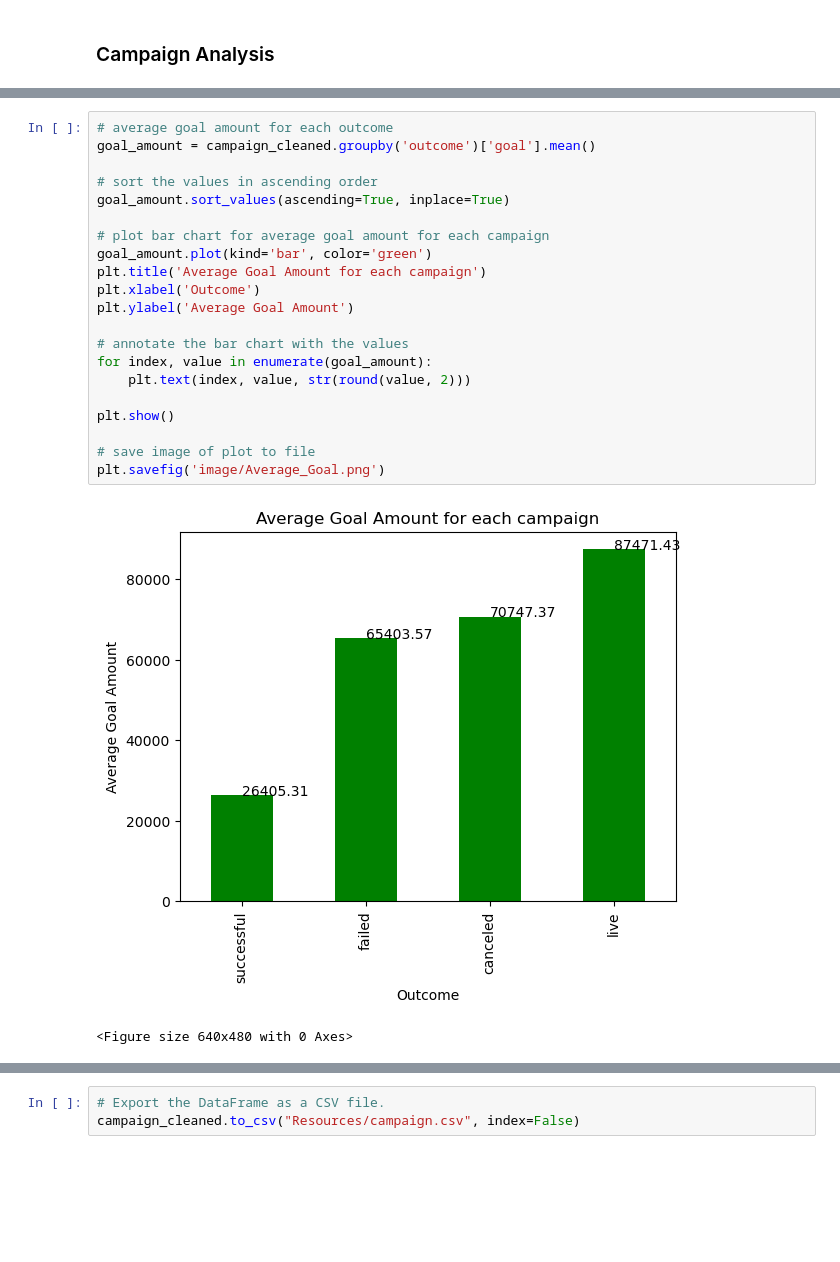
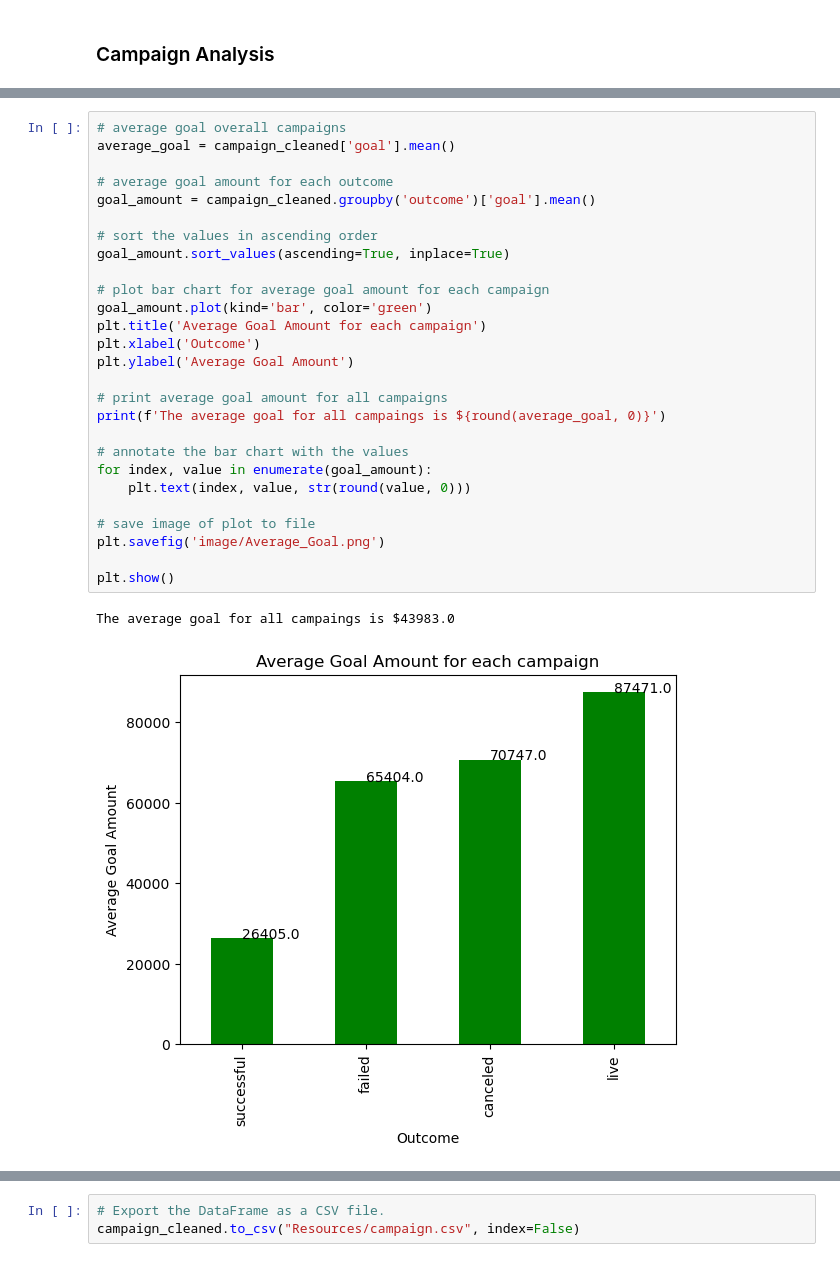
Before and after one commit to ai-bevo/Crowdfunding_ETL, a Jupyter notebook: ETL_Mini_Project_AIvey_KPollok_CSudhakar.ipynb, the cells around one changed output, grey strips where cells are left out. Drawn from its saved outputs; the diff is of its cells as text; blank space fills up the shorter version.

Commit message:
analysis and fixed images

```diff
--- a/ETL_Mini_Project_AIvey_KPollok_CSudhakar.ipynb
+++ b/ETL_Mini_Project_AIvey_KPollok_CSudhakar.ipynb
@@ -343,27 +343,33 @@ plt.savefig('image/Outcome_of_Campaigns_pie.png')
 # %%
+# average goal overall campaigns
+average_goal = campaign_cleaned['goal'].mean()
+
 # average goal amount for each outcome
 goal_amount = campaign_cleaned.groupby('outcome')['goal'].mean()
 
 # sort the values in ascending order
 goal_amount.sort_values(ascending=True, inplace=True)
 
 # plot bar chart for average goal amount for each campaign
 goal_amount.plot(kind='bar', color='green')
 plt.title('Average Goal Amount for each campaign')
 plt.xlabel('Outcome')
 plt.ylabel('Average Goal Amount')
 
+# print average goal amount for all campaigns
+print(f'The average goal for all campaings is ${round(average_goal, 0)}')
+
 # annotate the bar chart with the values
 for index, value in enumerate(goal_amount):
-    plt.text(index, value, str(round(value, 2)))
-
-plt.show()
+    plt.text(index, value, str(round(value, 0)))
 
 # save image of plot to file
 plt.savefig('image/Average_Goal.png')
+
+plt.show()
 # %% [output]
+The average goal for all campaings is $43983.0
-[figure, old version]
+[figure, new version]
-<Figure size 640x480 with 0 Axes>
 # %%
 # count of each category
 category_count = campaign_merged_df['category'].value_counts()
```
Also changed, not shown: parts of 5 cells of this notebook, 7 other files.
